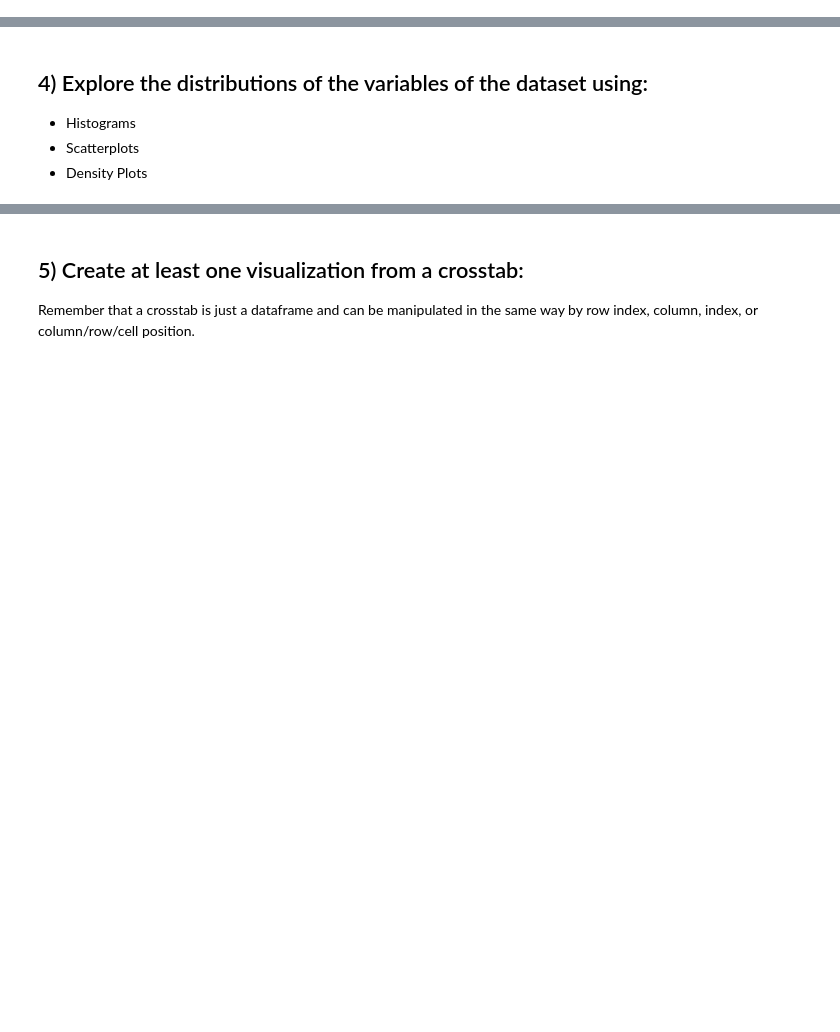
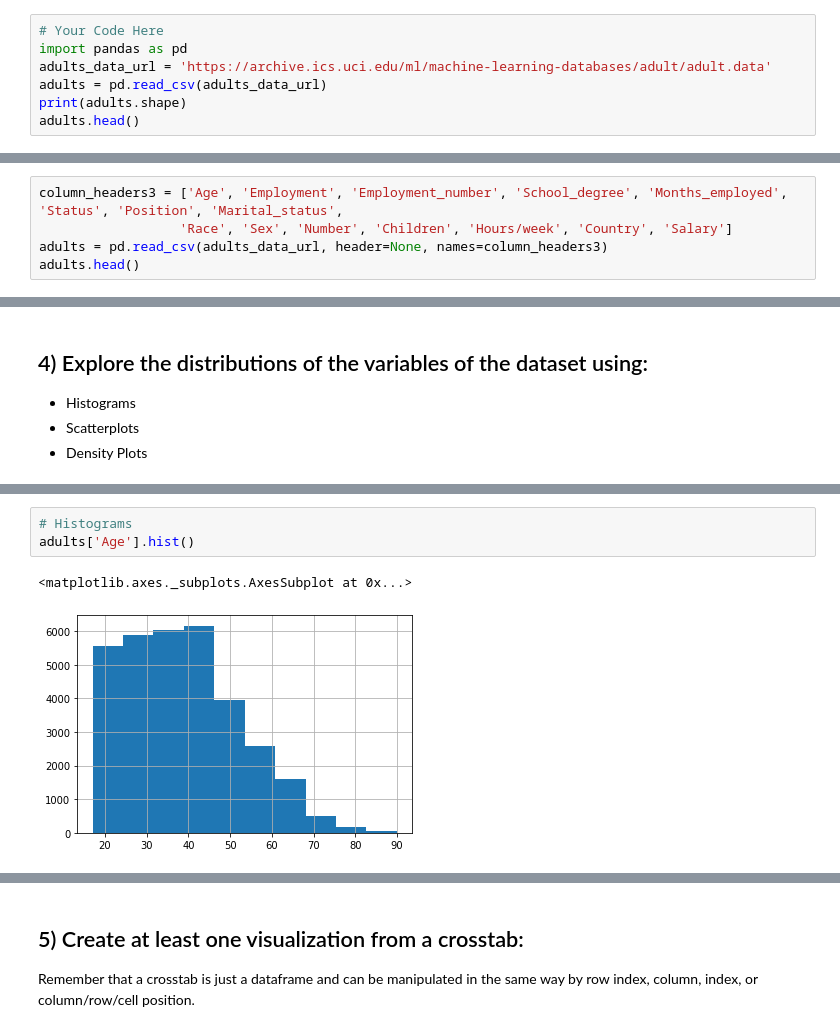
Before and after one commit to marianvinas/DS-Unit-1-Sprint-1-Data-Wrangling-and-Storytelling-1, a Jupyter notebook: module1-exploratory-data-analysis/LS_DS_111_Exploratory_Data_Analysis_Assignment.ipynb, the cells around one changed output, grey strips where cells are left out. Drawn from its saved outputs; the diff is of its cells as text; blank space fills up the shorter version.

```diff
--- a/module1-exploratory-data-analysis/LS_DS_111_Exploratory_Data_Analysis_Assignment.ipynb
+++ b/module1-exploratory-data-analysis/LS_DS_111_Exploratory_Data_Analysis_Assignment.ipynb
@@ -47,0 +318,7 @@ Take whichever of the above datasets has more categorical variables and use cros
+# %%
+# Your Code Here
+import pandas as pd
+adults_data_url = 'https://archive.ics.uci.edu/ml/machine-learning-databases/adult/adult.data'
+adults = pd.read_csv(adults_data_url)
+print(adults.shape)
+adults.head()
@@ -47,0 +333,5 @@ Take whichever of the above datasets has more categorical variables and use cros
+# %%
+column_headers3 = ['Age', 'Employment', 'Employment_number', 'School_degree', 'Months_employed', 'Status', 'Position', 'Marital_status',
+                  'Race', 'Sex', 'Number', 'Children', 'Hours/week', 'Country', 'Salary']
+adults = pd.read_csv(adults_data_url, header=None, names=column_headers3)
+adults.head()
@@ -54,0 +364,6 @@ Take whichever of the above datasets has more categorical variables and use cros
+# %%
+# Histograms
+adults['Age'].hist()
+# %% [output]
+<matplotlib.axes._subplots.AxesSubplot at 0x...>
+[figure, added]
```
Also changed, not shown: parts of 43 cells of this notebook.
